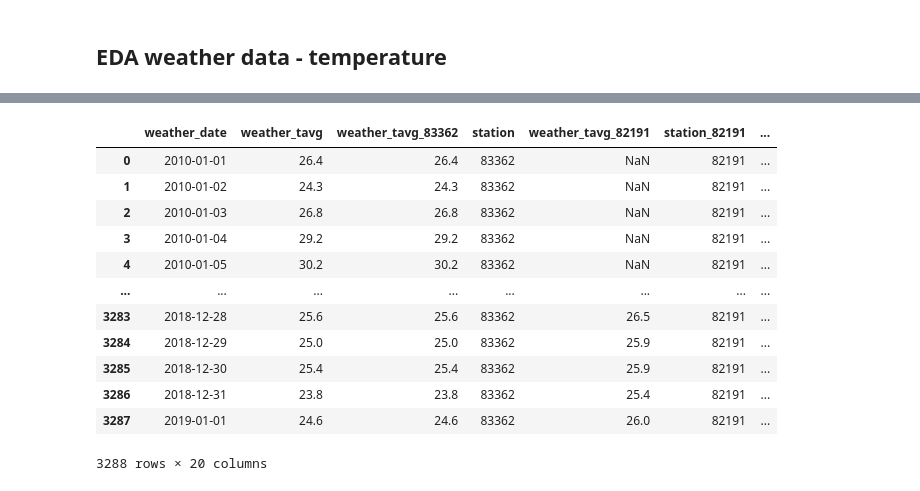
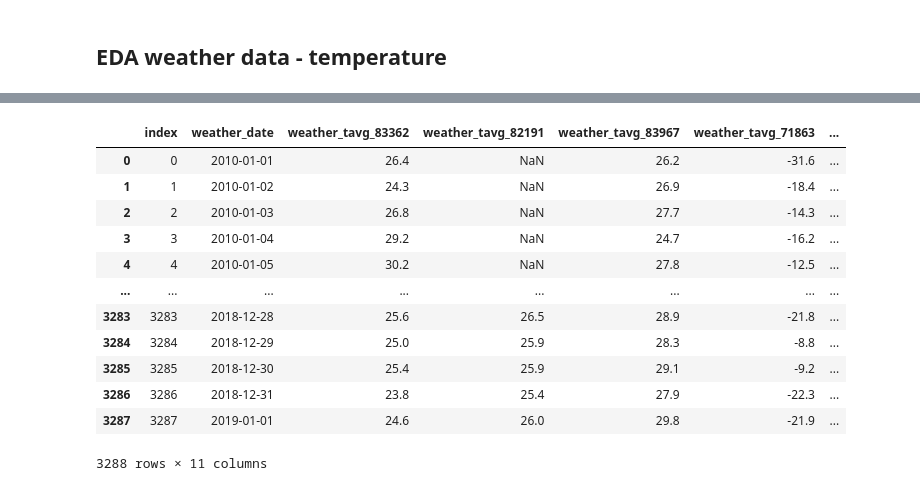
Before and after one commit to ElnazSaeidi/capstone-project-AEJS, a Jupyter notebook: weather_data_anja.ipynb, the cells around one changed output, grey strips where cells are left out. Saved outputs shown, nothing was run; the diff lists cells and outputs as text; code cells hidden in the pictures.

Commit message:
actualization of  the files Crop_Data_Anja.ipynb and weather_data_anja.ipynb

```diff
--- a/weather_data_anja.ipynb
+++ b/weather_data_anja.ipynb
@@ -228,83 +211,47 @@ plt.plot(weather_df_cuiaba['weather_date'],weather_df_cuiaba['weather_tavg'])
 # %%
 #defining a new dataframe that contains the average temperature of all weather stations
 
 #dropping columns
 tavg_df_brazil=weather_df_brazil.drop(['weather_tmin','weather_tmax','weather_prcp','weather_snow','weather_wdir','weather_wspd','weather_wpgt','weather_pres','weather_tsun'], axis='columns')
 
 tavg_df_can=weather_df_can.drop(['weather_tmin','weather_tmax','weather_prcp','weather_snow','weather_wdir','weather_wspd','weather_wpgt','weather_pres','weather_tsun'], axis='columns')
 
 tavg_df_fran=weather_df_fran.drop(['weather_tmin','weather_tmax','weather_prcp','weather_snow','weather_wdir','weather_wspd','weather_wpgt','weather_pres','weather_tsun'], axis='columns')
 
 #defining a large dataframe
 
 tavg_df=pd.concat([tavg_df_brazil,tavg_df_can,tavg_df_fran])
 
-#creating an empty data frame including only the weather_date
+#creating an empty data frame including the weather_date to add the data of the other stations later
 
 tavg_df_cuiaba=tavg_df_brazil[tavg_df_brazil['station']=='83362']
 tavg_df_all=tavg_df_cuiaba.drop(['station'], axis='columns')
 tavg_df_all
 
-#filtering for the weather stations
+#filtering the complete data set for the weather stations
+#adding the temperature data to the new dataset to have the temperature for each station in a column
 
 stations=['83362','82191','83967','71863','71508','71877','07510','07059','07643']
 
 for station in stations:
        tavg_df_temp=tavg_df[tavg_df['station']==station]
        tavg_df_all=pd.merge(tavg_df_all,tavg_df_temp, on='weather_date', suffixes=('', f'_{station}'))
+       tavg_df_all=tavg_df_all.drop('station', axis='columns')
 
+tavg_df_all=tavg_df_all.drop('weather_tavg', axis='columns')
+tavg_df_all=tavg_df_all.reset_index()
 tavg_df_all
-
-
-
-
-
-#defining a dataframe per weather station each
-
-
-
-# tavg_df=tavg_df_brazil[tavg_df_brazil['station']=='83362']
-# tavg_df=tavg_df.drop('station', axis='columns')
-
-# tavg_df.columns=['weather_date','cuiaba']
-
-# # adding the temperature data of the other weather stations in Brazil
-# tavg_df_belem=tavg_df_brazil[tavg_df_brazil['station']== '82191']
-# tavg_df=pd.merge(tavg_df,tavg_df_belem,on='weather_date')
-# tavg_df=tavg_df.drop('station', axis='columns')
-# tavg_df.columns=['weather_date','cuiaba','belem']
-
-# tavg_df_porto=tavg_df_brazil[tavg_df_brazil['station']== '83967']
-# tavg_df=pd.merge(tavg_df,tavg_df_porto,on='weather_date')
-# tavg_df=tavg_df.drop('station', axis='columns')
-# tavg_df.columns=['weather_date','cuiaba','belem','porto_alegre']
-
-# # adding the temperature data of Canada
-# tavg_df_regina=tavg_df_can[tavg_df_can['station']== '71863']
-# tavg_df=pd.merge(tavg_df,tavg_df_regina,on='weather_date')
-# tavg_df=tavg_df.drop('station', axis='columns')
-# tavg_df.columns=['weather_date','cuiaba','belem','porto_alegre','regina']
-
-# tavg_df_tor=tavg_df_can[tavg_df_can['station']== '71508']
-# tavg_df=pd.merge(tavg_df,tavg_df_tor,on='weather_date')
-# tavg_df=tavg_df.drop('station', axis='columns')
-# tavg_df.columns=['weather_date','cuiaba','belem','porto_alegre','regina','toronto']
-
-# tavg_df_cal=tavg_df_can[tavg_df_can['station']== '71877']
-# tavg_df=pd.merge(tavg_df,tavg_df_cal,on='weather_date')
-# tavg_df=tavg_df.drop('station', axis='columns')
-# tavg_df.columns=['weather_date','cuiaba','belem','porto_alegre','regina','toronto','calgary']
 # %% [output]
-|  | weather_date | weather_tavg | weather_tavg_83362 | station | weather_tavg_82191 | station_82191 | ... |
-| 0 | 2010-01-01 | 26.4 | 26.4 | 83362 | NaN | 82191 | ... |
-| 1 | 2010-01-02 | 24.3 | 24.3 | 83362 | NaN | 82191 | ... |
-| 2 | 2010-01-03 | 26.8 | 26.8 | 83362 | NaN | 82191 | ... |
-| 3 | 2010-01-04 | 29.2 | 29.2 | 83362 | NaN | 82191 | ... |
-| 4 | 2010-01-05 | 30.2 | 30.2 | 83362 | NaN | 82191 | ... |
+|  | index | weather_date | weather_tavg_83362 | weather_tavg_82191 | weather_tavg_83967 | weather_tavg_71863 | ... |
+| 0 | 0 | 2010-01-01 | 26.4 | NaN | 26.2 | -31.6 | ... |
+| 1 | 1 | 2010-01-02 | 24.3 | NaN | 26.9 | -18.4 | ... |
+| 2 | 2 | 2010-01-03 | 26.8 | NaN | 27.7 | -14.3 | ... |
+| 3 | 3 | 2010-01-04 | 29.2 | NaN | 24.7 | -16.2 | ... |
+| 4 | 4 | 2010-01-05 | 30.2 | NaN | 27.8 | -12.5 | ... |
 | ... | ... | ... | ... | ... | ... | ... | ... |
-| 3283 | 2018-12-28 | 25.6 | 25.6 | 83362 | 26.5 | 82191 | ... |
-| 3284 | 2018-12-29 | 25.0 | 25.0 | 83362 | 25.9 | 82191 | ... |
-| 3285 | 2018-12-30 | 25.4 | 25.4 | 83362 | 25.9 | 82191 | ... |
-| 3286 | 2018-12-31 | 23.8 | 23.8 | 83362 | 25.4 | 82191 | ... |
-| 3287 | 2019-01-01 | 24.6 | 24.6 | 83362 | 26.0 | 82191 | ... |
+| 3283 | 3283 | 2018-12-28 | 25.6 | 26.5 | 28.9 | -21.8 | ... |
+| 3284 | 3284 | 2018-12-29 | 25.0 | 25.9 | 28.3 | -8.8 | ... |
+| 3285 | 3285 | 2018-12-30 | 25.4 | 25.9 | 29.1 | -9.2 | ... |
+| 3286 | 3286 | 2018-12-31 | 23.8 | 25.4 | 27.9 | -22.3 | ... |
+| 3287 | 3287 | 2019-01-01 | 24.6 | 26.0 | 29.8 | -21.9 | ... |
-3288 rows × 20 columns
+3288 rows × 11 columns
```
Also changed, not shown: parts of 15 cells of this notebook.
